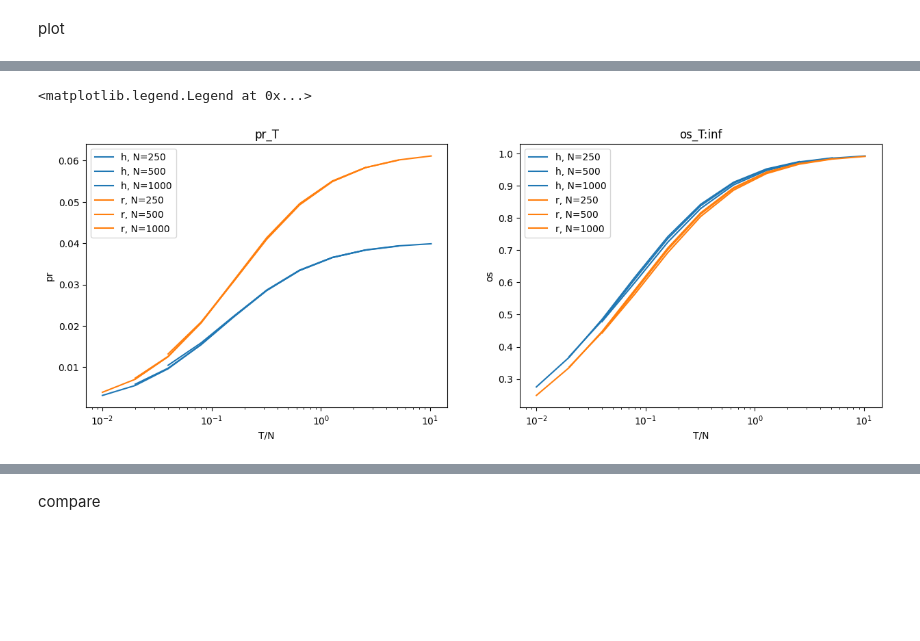
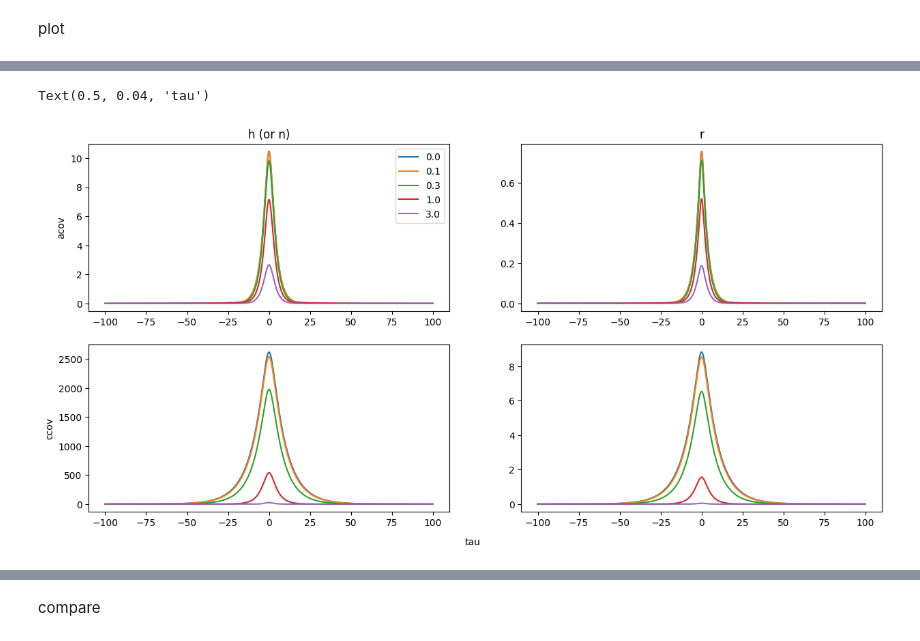
Before and after one commit to zhaoz0314/random-EI, a Jupyter notebook: pseudospatial/predictions.ipynb, the cells around one changed output, grey strips where cells are left out. Drawn from its saved outputs; the diff is of its cells as text; code cells hidden in the pictures; blank space fills up the shorter version.

```diff
--- a/pseudospatial/predictions.ipynb
+++ b/pseudospatial/predictions.ipynb
@@ -332,7 +318,7 @@ plot
 # %%
 ext_unscaled_std_s = jnp.array([0, 0.1, 0.3, 1, 3])
 relative_lag_s = jnp.arange(32) * 10
-part_n_s = jnp.array([500, 1500, 5000])
+part_n_s = jnp.array([500, 1000, 2000])
 window_len_s = jnp.array([10, 20, 40, 80, 160, 320, 640, 1280, 2560])
 
 stable_m_var_s = [0 for ext_unscaled_std in ext_unscaled_std_s]
@@ -360,4 +345,0 @@ for ext_unscaled_std_idx in range(len(ext_unscaled_std_s)):
-# %%
-for ext_unscaled_std_idx in range(len(ext_unscaled_std_s)):
-  plt.plot(all_cov_s[ext_unscaled_std_idx][0][0], all_cov_s[ext_unscaled_std_idx][0][4])
-  # plt.plot(all_cov_s[ext_unscaled_std_idx][0][0],jnp.einsum("ii->i",all_cov_s[ext_unscaled_std_idx][1][1]))
@@ -402,23 +346,19 @@ activity_type_s = ["h", "r"]
-# %%
-[fig, subfig_s] = plt.subplots(1, 2, figsize = (15,5), squeeze = False)
-
-subfig_s[0, 0].set(title = "pr_T", xlabel = "T/N", ylabel = "pr", xscale = "log")
-for activity_type_idx in range(2):
-  for part_n_idx in range(len(part_n_s)):
-    subfig_s[0, 0].plot(window_len_s / part_n_s[part_n_idx],
-                        prediction_s[activity_type_idx][0][part_n_idx, :, 0],
-                        color = color_s[activity_type_idx],
-                        label = "{0}, N={1}".format(activity_type_s[activity_type_idx], part_n_s[part_n_idx]))
-subfig_s[0, 0].legend()
-
-subfig_s[0, 1].set(title = "os_T:inf", xlabel = "T/N", ylabel = "os", xscale = "log")
-for activity_type_idx in range(2):
-  for part_n_idx in range(len(part_n_s)):
-    subfig_s[0, 1].plot(window_len_s / part_n_s[part_n_idx],
-                        prediction_s[activity_type_idx][2][part_n_idx, :, 0],
-                        color = color_s[activity_type_idx],
-                        label = "{0}, N={1}".format(activity_type_s[activity_type_idx], part_n_s[part_n_idx]))
-subfig_s[0, 1].legend()
-# %% [output]
-<matplotlib.legend.Legend at 0x...>
-[figure, removed]
+# %%
+# acov ccov
+[fig, subfig_s] = plt.subplots(2, 2, figsize = (15,7), squeeze = False)
+
+for activity_type_idx in range(2):
+  for ext_unscaled_std_idx in range(len(ext_unscaled_std_s)):
+    subfig_s[0, activity_type_idx].plot(all_cov_s[ext_unscaled_std_idx][0][0],
+                                        all_cov_s[ext_unscaled_std_idx][0][2 * (activity_type_idx + 1)],
+                                        label = ext_unscaled_std_s[ext_unscaled_std_idx])
+    subfig_s[1, activity_type_idx].plot(all_cov_s[ext_unscaled_std_idx][0][0],
+                                        jnp.einsum("ii->i",all_cov_s[ext_unscaled_std_idx][1][activity_type_idx]))
+subfig_s[0, 0].legend()
+subfig_s[0, 0].set(title = activity_type_s[0], ylabel = "acov")
+subfig_s[0, 1].set(title = activity_type_s[1])
+subfig_s[1, 0].set(ylabel = "ccov")
+fig.text(0.5, 0.04, "tau", ha="center")
+# %% [output]
+Text(0.5, 0.04, 'tau')
+[figure, added]
```
Also changed, not shown: parts of 20 cells of this notebook.
